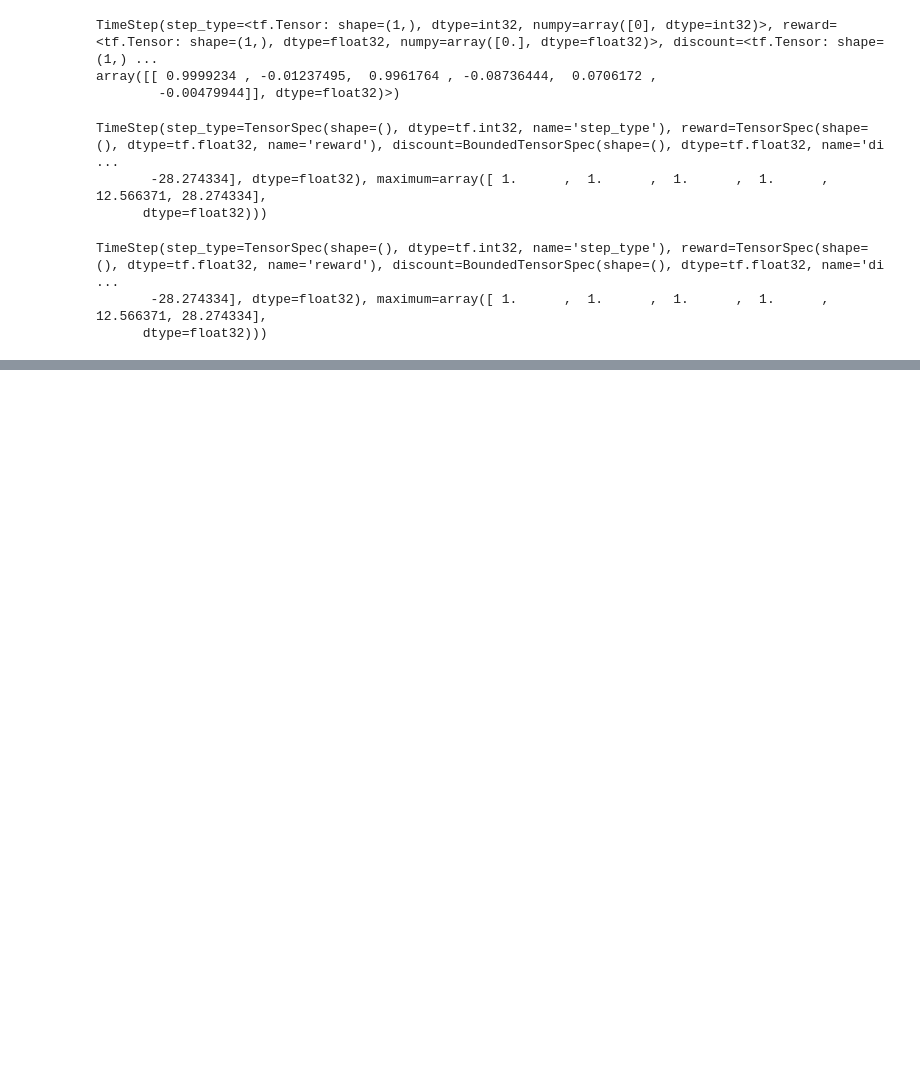
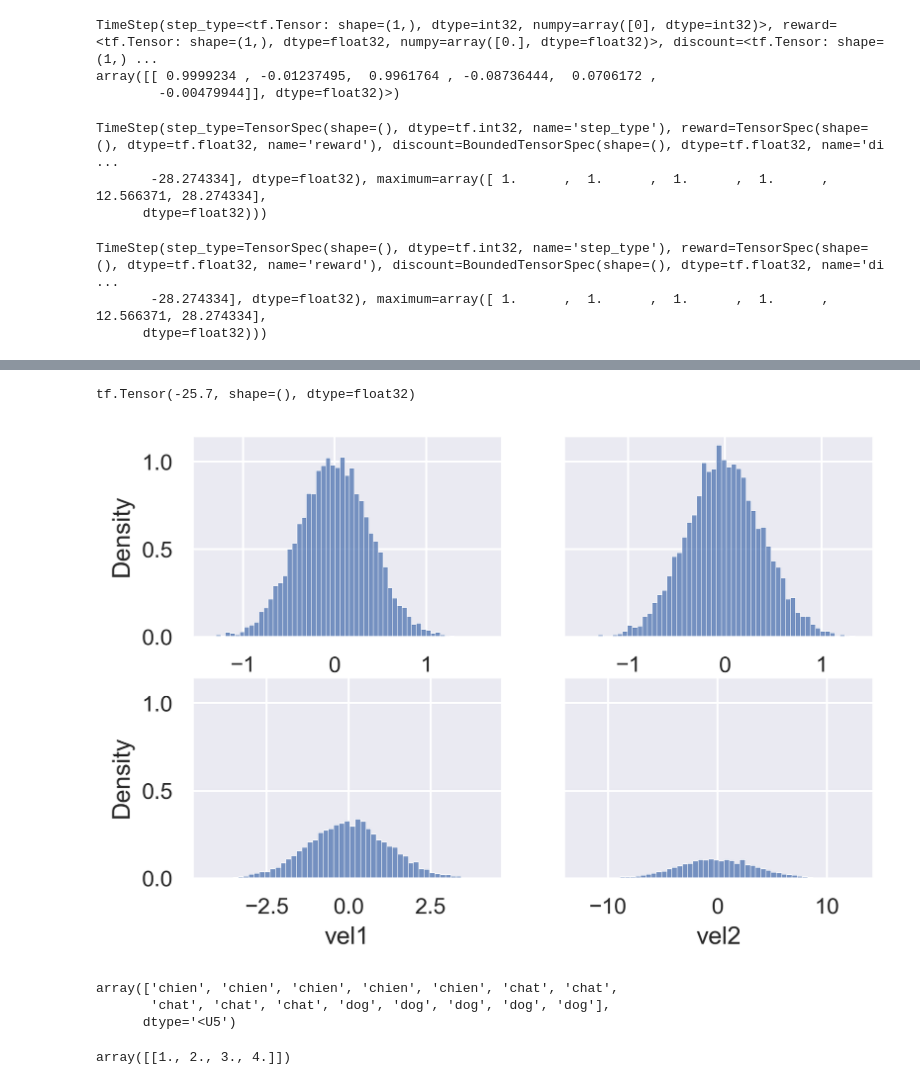
Before and after one commit to florentdelgrange/vae_mdp, a Jupyter notebook: reinforcement_learning/env-notebooks/Acrobot-v1.ipynb, the cells around one changed output, grey strips where cells are left out. Drawn from its saved outputs; the diff is of its cells as text; code cells hidden in the pictures; blank space fills up the shorter version.

```diff
--- a/reinforcement_learning/env-notebooks/Acrobot-v1.ipynb
+++ b/reinforcement_learning/env-notebooks/Acrobot-v1.ipynb
@@ -204,0 +279,76 @@ TimeStep(step_type=TensorSpec(shape=(), dtype=tf.int32, name='step_type'), rewar
+# %%
+importlib.reload(acrobot)
+
+py_env = suite_gym.load('AcrobotRandomInit-v1')
+py_env.reset()
+tf_env = tf_py_environment.TFPyEnvironment(py_env)
+
+NUM_EPISODES_TEST = 10
+
+reward_metric = tf_metrics.AverageReturnMetric()
+sac_policy_dir = '../saves/AcrobotRandomInit-v1/dqn_policy'
+saved_policy = SavedTFPolicy(sac_policy_dir)
+dynamic_episode_driver.DynamicEpisodeDriver(
+    tf_env,
+    saved_policy,
+    num_episodes=NUM_EPISODES_TEST,
+    observers=[
+        lambda _: py_env.render(mode='human'),
+        reward_metric
+    ]).run()
+
+print(reward_metric.result())
+
+tf_env.close()
+# %% [output]
+tf.Tensor(-25.7, shape=(), dtype=float32)
+# %%
+import seaborn as sns
+sns.set(rc={"figure.dpi":150, 'savefig.dpi':300})
+sns.set_context('notebook')
+
+import matplotlib.pyplot as plt
+
+import numpy as np
+import pandas as pd
+
+from IPython.display import set_matplotlib_formats
+set_matplotlib_formats('retina')
+
+
+MAX_VEL_1 = 4 * np.pi
+MAX_VEL_2 = 9 * np.pi
+high = np.array([np.pi, np.pi, MAX_VEL_1, MAX_VEL_2])
+
+loc = np.zeros(shape=(4,))
+# scale = np.clip(np.array([np.pi / 8, np.pi / 8, MAX_VEL_1 / 24, MAX_VEL_2 / 8]), 0., high)
+scale = np.array([np.pi / 6, np.pi / 6, MAX_VEL_1 / 10, MAX_VEL_2 / 8])
+
+state = np.random.normal(loc, scale, size=(2042 * 4, 4))
+
+# df = pd.DataFrame({'value': state.flatten('F'),
+#                     'tag': np.repeat(['theta1', 'theta2', 'vel1', 'vel2'], state.shape[0])})
+df = pd.DataFrame(state, columns=['theta1', 'theta2', 'vel1', 'vel2'])
+figure, axs = plt.subplots(2, 2, sharey=True)
+axs = axs.flatten()
+_ = sns.histplot(df, x='theta1', stat='density', ax=axs[0])
+_ = sns.histplot(df, x='theta2', stat='density', ax=axs[1])
+_ = sns.histplot(df, x='vel1', stat='density', ax=axs[2])
+_ = sns.histplot(df, x='vel2', stat='density', ax=axs[3])
+
+plt.show()
+# %% [output]
+[figure, added]
+# %%
+np.repeat(['chien', 'chat', 'dog'], 5)
+# %% [output]
+array(['chien', 'chien', 'chien', 'chien', 'chien', 'chat', 'chat',
+       'chat', 'chat', 'chat', 'dog', 'dog', 'dog', 'dog', 'dog'],
+      dtype='<U5')
+# %%
+import numpy as np
+
+x = np.empty(shape=(0, 4))
+np.concatenate([x, np.expand_dims(np.array([1, 2, 3, 4]), 0)], axis=0)
+# %% [output]
+array([[1., 2., 3., 4.]])
```
Also changed, not shown: parts of 4 cells of this notebook.
